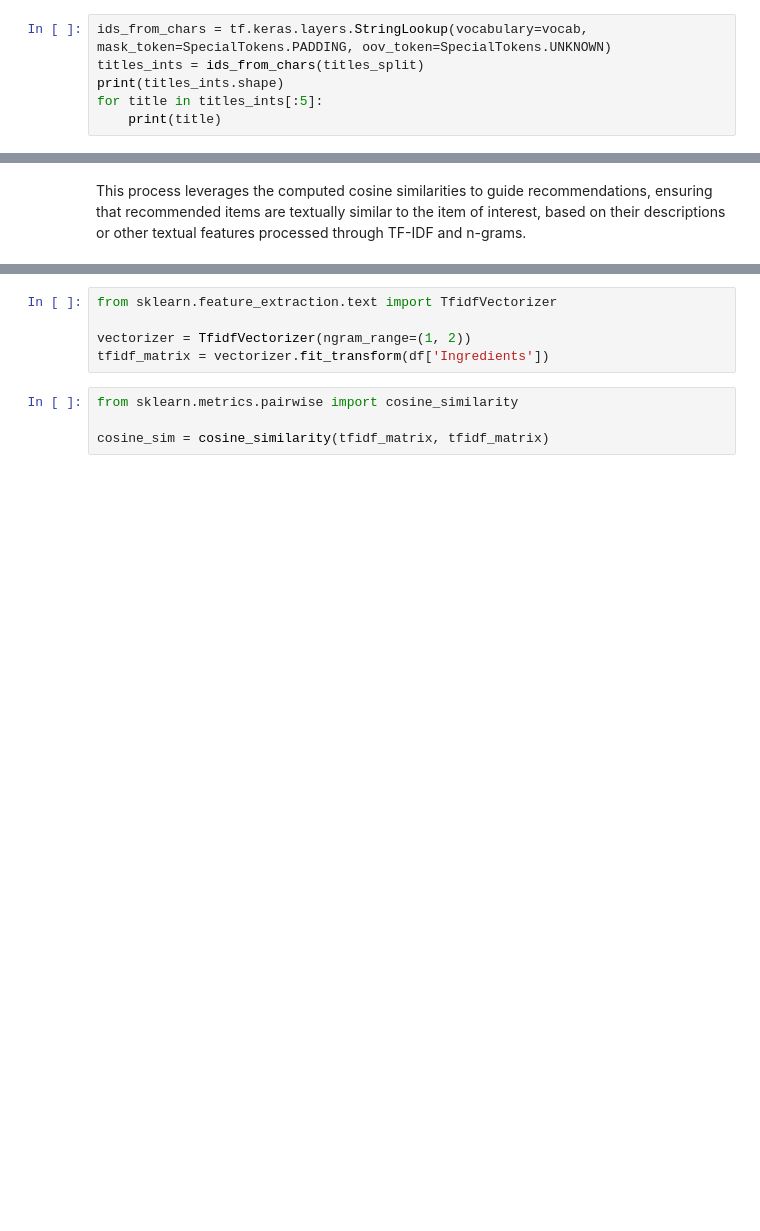
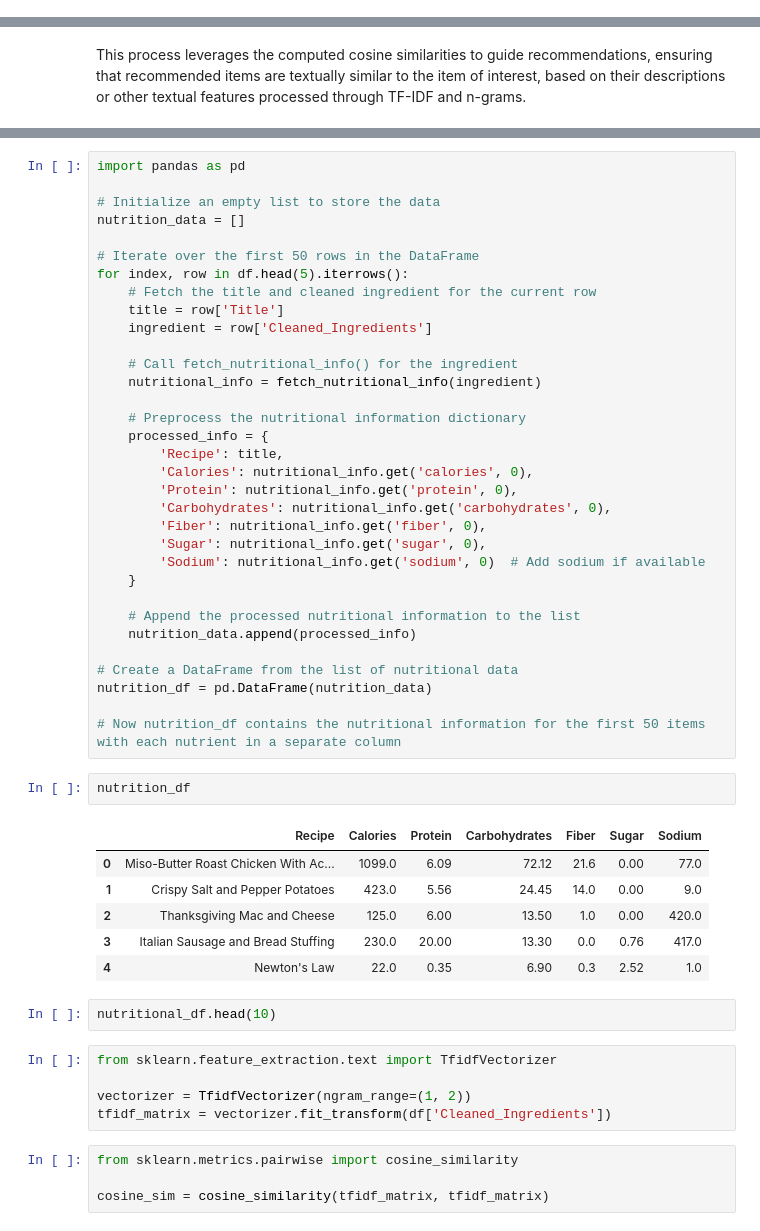
Before and after one commit to Jyotheekiran/NutriRec, a Jupyter notebook: Jyothi_NLP_CW1.ipynb, the cells around one changed output, grey strips where cells are left out. Drawn from its saved outputs; the diff is of its cells as text; blank space fills up the shorter version.

```diff
--- a/Jyothi_NLP_CW1.ipynb
+++ b/Jyothi_NLP_CW1.ipynb
@@ -368,6 +246,0 @@ vocab = SpecialTokens.Tokens + list(expected_chars)
-# %%
-ids_from_chars = tf.keras.layers.StringLookup(vocabulary=vocab, mask_token=SpecialTokens.PADDING, oov_token=SpecialTokens.UNKNOWN)
-titles_ints = ids_from_chars(titles_split)
-print(titles_ints.shape)
-for title in titles_ints[:5]:
-    print(title)
@@ -627,9 +587,53 @@ def fetch_nutritional_info(ingredient, api_key):
     return nutrition_info
+# %%
+import pandas as pd
+
+# Initialize an empty list to store the data
+nutrition_data = []
+
+# Iterate over the first 50 rows in the DataFrame
+for index, row in df.head(5).iterrows():
+    # Fetch the title and cleaned ingredient for the current row
+    title = row['Title']
+    ingredient = row['Cleaned_Ingredients']
+
+    # Call fetch_nutritional_info() for the ingredient
+    nutritional_info = fetch_nutritional_info(ingredient)
+
+    # Preprocess the nutritional information dictionary
+    processed_info = {
+        'Recipe': title,
+        'Calories': nutritional_info.get('calories', 0),
+        'Protein': nutritional_info.get('protein', 0),
+        'Carbohydrates': nutritional_info.get('carbohydrates', 0),
+        'Fiber': nutritional_info.get('fiber', 0),
+        'Sugar': nutritional_info.get('sugar', 0),
+        'Sodium': nutritional_info.get('sodium', 0)  # Add sodium if available
+    }
+
+    # Append the processed nutritional information to the list
+    nutrition_data.append(processed_info)
+
+# Create a DataFrame from the list of nutritional data
+nutrition_df = pd.DataFrame(nutrition_data)
+
+# Now nutrition_df contains the nutritional information for the first 50 items with each nutrient in a separate column
+# %%
+nutrition_df
+# %% [output]
+|  | Recipe | Calories | Protein | Carbohydrates | Fiber | Sugar | Sodium |
+| 0 | Miso-Butter Roast Chicken With Ac... | 1099.0 | 6.09 | 72.12 | 21.6 | 0.00 | 77.0 |
+| 1 | Crispy Salt and Pepper Potatoes | 423.0 | 5.56 | 24.45 | 14.0 | 0.00 | 9.0 |
+| 2 | Thanksgiving Mac and Cheese | 125.0 | 6.00 | 13.50 | 1.0 | 0.00 | 420.0 |
+| 3 | Italian Sausage and Bread Stuffing | 230.0 | 20.00 | 13.30 | 0.0 | 0.76 | 417.0 |
+| 4 | Newton's Law | 22.0 | 0.35 | 6.90 | 0.3 | 2.52 | 1.0 |
+# %%
+nutritional_df.head(10)
 # %%
 from sklearn.feature_extraction.text import TfidfVectorizer
 
 vectorizer = TfidfVectorizer(ngram_range=(1, 2))
-tfidf_matrix = vectorizer.fit_transform(df['Ingredients'])
+tfidf_matrix = vectorizer.fit_transform(df['Cleaned_Ingredients'])
 # %%
 from sklearn.metrics.pairwise import cosine_similarity
 
```
Also changed, not shown: parts of 77 cells of this notebook, 1 other file.
